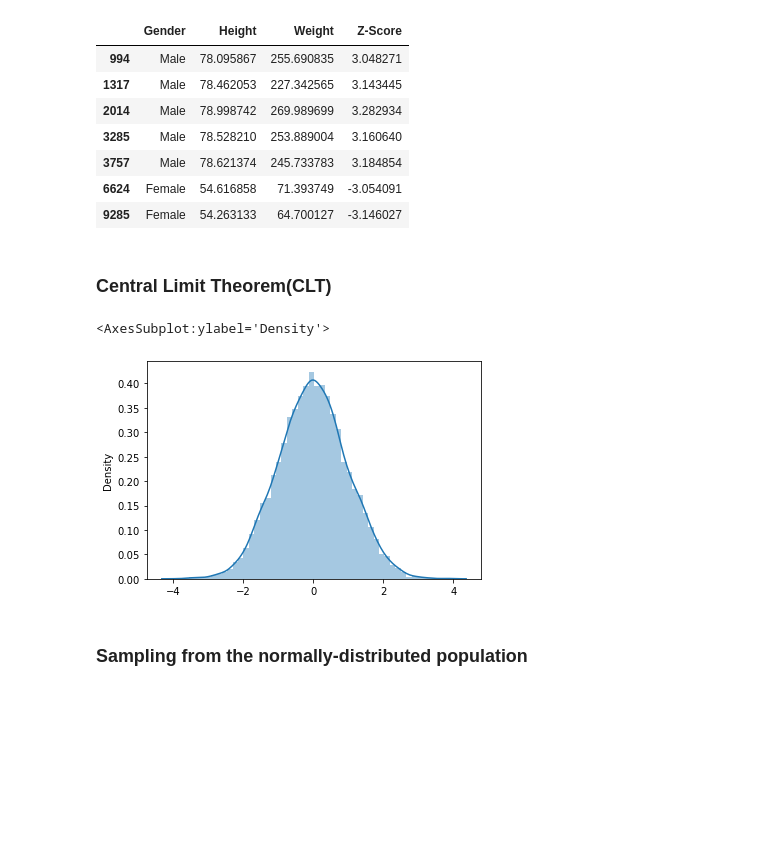
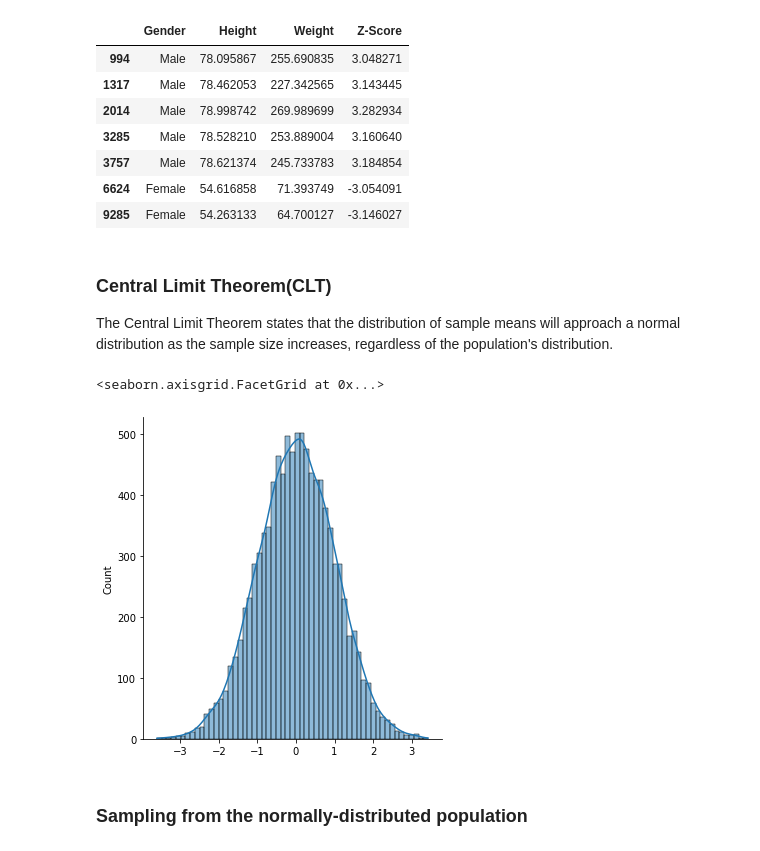
Before and after one commit to Shemnderitu/Statisticsfordatascience, a Jupyter notebook: Prac3.ipynb, the cells around one changed output. Drawn from its saved outputs; the diff is of its cells as text; code cells hidden in the pictures; blank space fills up the shorter version.

```diff
--- a/Prac3.ipynb
+++ b/Prac3.ipynb
@@ -104,13 +104,15 @@ df[(df["Z-Score"] < -3)|(df["Z-Score"] > 3)]
 | 9285 | Female | 54.263133 | 64.700127 | -3.146027 |
 # %% [markdown]
 ### Central Limit Theorem(CLT)
+
+The Central Limit Theorem states that the distribution of sample means will approach a normal distribution as the sample size increases, regardless of the population's distribution.
 # %%
 x = np.random.normal(size = 10000)
 # %%
-sns.distplot(x)
+sns.displot(x, kde=True)
 # %% [output]
-<AxesSubplot:ylabel='Density'>
+<seaborn.axisgrid.FacetGrid at 0x...>
-[figure, old version]
+[figure, new version]
 # %% [markdown]
 ### Sampling from the normally-distributed population
 # %%
```
Also changed, not shown: parts of 9 cells of this notebook.
